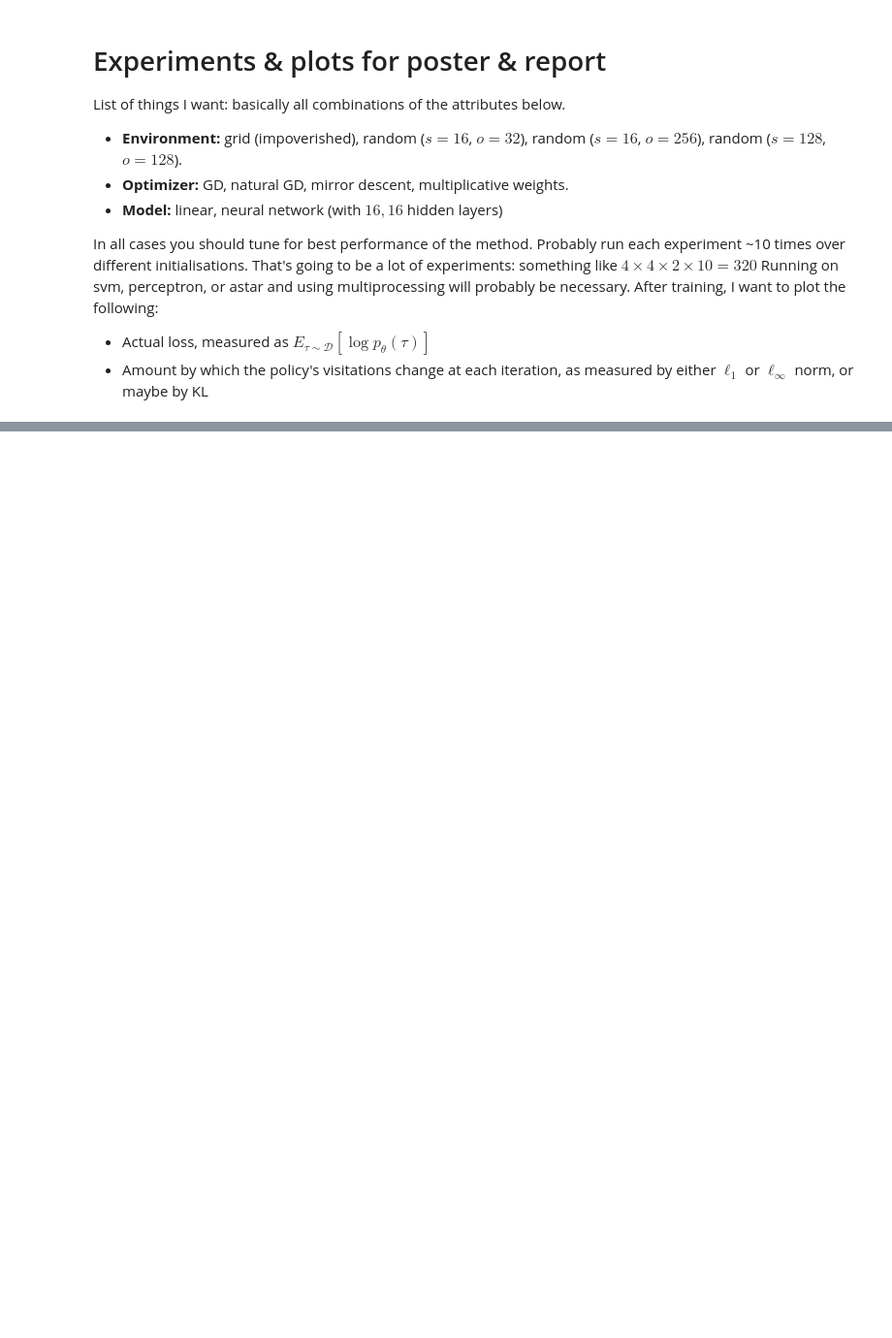
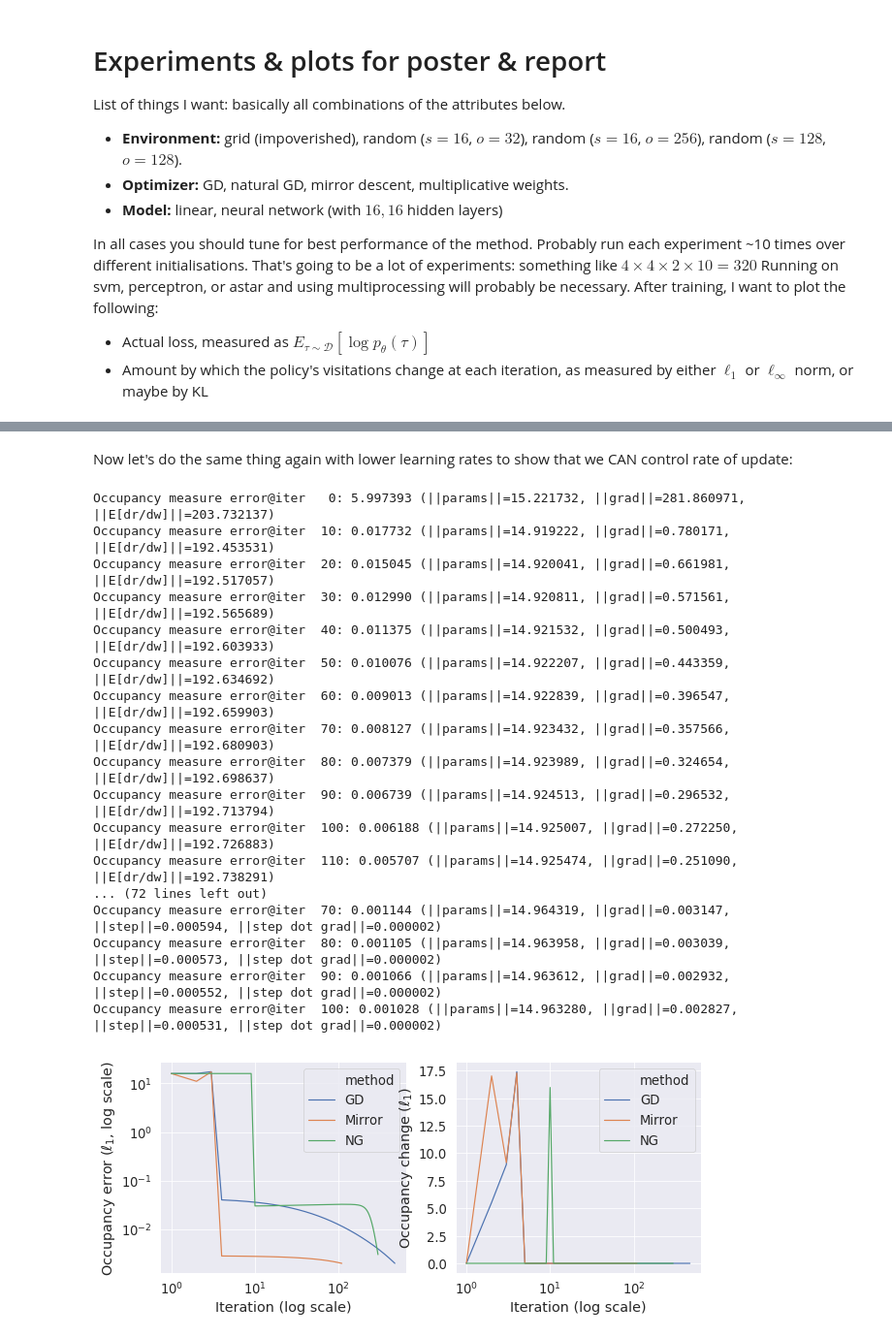
Before and after one commit to ymetz/imitation, a Jupyter notebook: notebooks/natural-mce-irl.ipynb, the cells around one changed output, grey strips where cells are left out. Shown at 97% size. Cells and saved outputs as stored; diff of their text form; code cells hidden in the pictures; blank space fills up the shorter version.

```diff
--- a/notebooks/natural-mce-irl.ipynb
+++ b/notebooks/natural-mce-irl.ipynb
@@ -338,0 +322,27 @@ Occupancy measure error@iter  1520: 0.102422 (||params||=8.930202, ||grad||=0.03
+# %% [markdown]
+Now let's do the same thing again with lower learning rates to show that we CAN control rate of update:
+# %%
+mdp_big_result = execute_experiment(mdp_big, mdp_big_linear_model, mdp_big_D,
+                                    ng_lr=5e-2, gd_lr=5e-3, mirror_inner_lr=1e-3,
+                                    mirror_alpha=0.5)
+plt.savefig('figures/random_results_down10.pdf')
+plt.show()
+# %% [output]
+Occupancy measure error@iter   0: 5.997393 (||params||=15.221732, ||grad||=281.860971, ||E[dr/dw]||=203.732137)
+Occupancy measure error@iter  10: 0.017732 (||params||=14.919222, ||grad||=0.780171, ||E[dr/dw]||=192.453531)
+Occupancy measure error@iter  20: 0.015045 (||params||=14.920041, ||grad||=0.661981, ||E[dr/dw]||=192.517057)
+Occupancy measure error@iter  30: 0.012990 (||params||=14.920811, ||grad||=0.571561, ||E[dr/dw]||=192.565689)
+Occupancy measure error@iter  40: 0.011375 (||params||=14.921532, ||grad||=0.500493, ||E[dr/dw]||=192.603933)
+Occupancy measure error@iter  50: 0.010076 (||params||=14.922207, ||grad||=0.443359, ||E[dr/dw]||=192.634692)
+Occupancy measure error@iter  60: 0.009013 (||params||=14.922839, ||grad||=0.396547, ||E[dr/dw]||=192.659903)
+Occupancy measure error@iter  70: 0.008127 (||params||=14.923432, ||grad||=0.357566, ||E[dr/dw]||=192.680903)
+Occupancy measure error@iter  80: 0.007379 (||params||=14.923989, ||grad||=0.324654, ||E[dr/dw]||=192.698637)
+Occupancy measure error@iter  90: 0.006739 (||params||=14.924513, ||grad||=0.296532, ||E[dr/dw]||=192.713794)
+Occupancy measure error@iter  100: 0.006188 (||params||=14.925007, ||grad||=0.272250, ||E[dr/dw]||=192.726883)
+Occupancy measure error@iter  110: 0.005707 (||params||=14.925474, ||grad||=0.251090, ||E[dr/dw]||=192.738291)
+... (72 lines left out)
+Occupancy measure error@iter  70: 0.001144 (||params||=14.964319, ||grad||=0.003147, ||step||=0.000594, ||step dot grad||=0.000002)
+Occupancy measure error@iter  80: 0.001105 (||params||=14.963958, ||grad||=0.003039, ||step||=0.000573, ||step dot grad||=0.000002)
+Occupancy measure error@iter  90: 0.001066 (||params||=14.963612, ||grad||=0.002932, ||step||=0.000552, ||step dot grad||=0.000002)
+Occupancy measure error@iter  100: 0.001028 (||params||=14.963280, ||grad||=0.002827, ||step||=0.000531, ||step dot grad||=0.000002)
+[figure, added]
```
Also changed, not shown: parts of 21 cells of this notebook, 2 other files.
